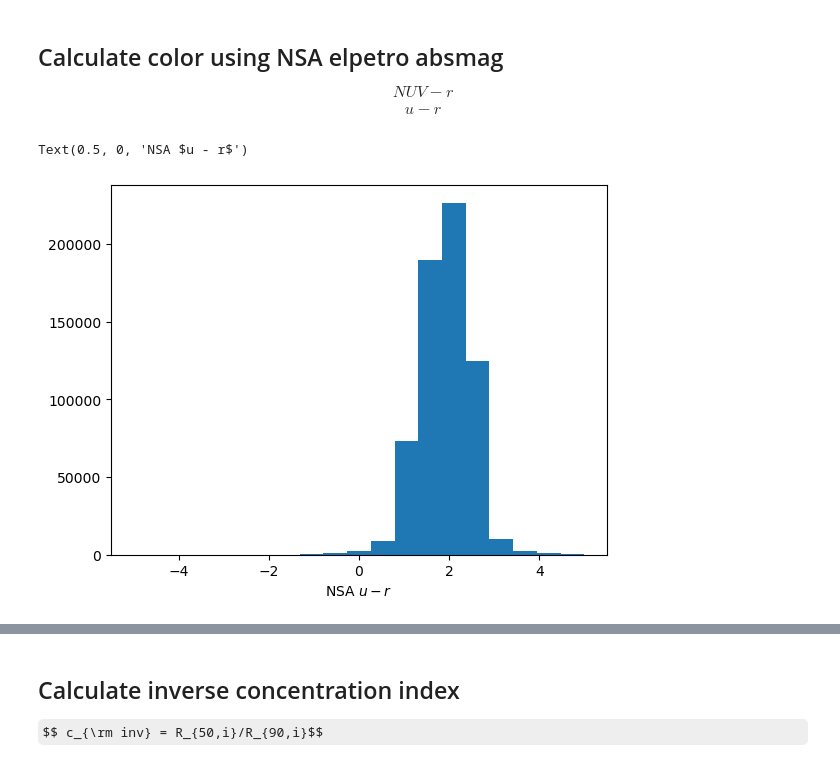
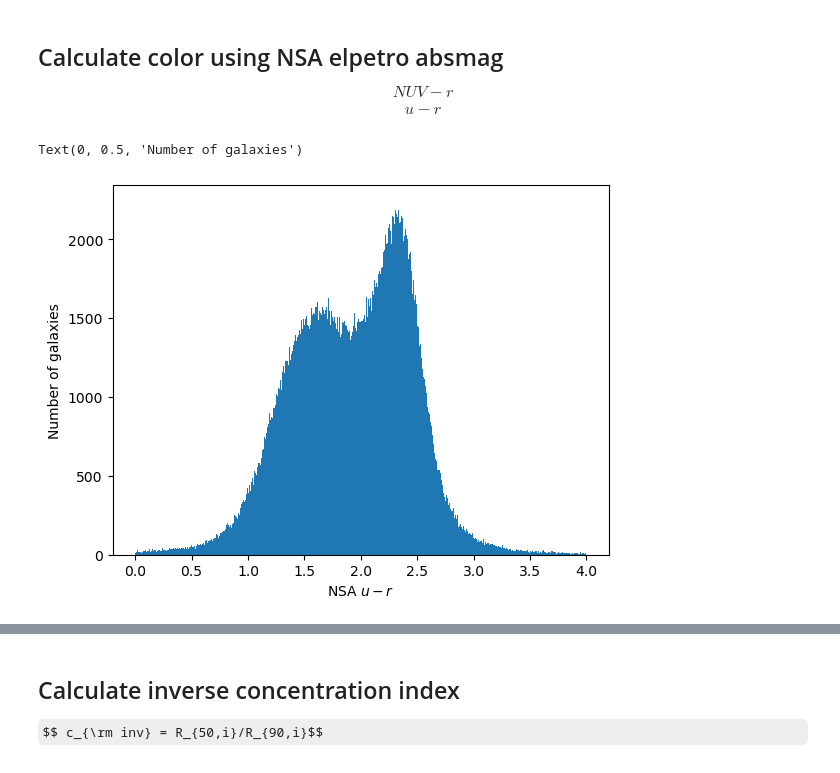
Before and after one commit to DESI-UR/GV_classification, a Jupyter notebook: NSA_properties_v2.ipynb, the cells around one changed output, grey strips where cells are left out. Cells and saved outputs as stored; diff of their text form; code cells hidden in the pictures; some formulas as TeX source.

```diff
--- a/NSA_properties_v2.ipynb
+++ b/NSA_properties_v2.ipynb
@@ -40,10 +29,11 @@ Table length=5
 $$NUV-r$$
 $$ u- r$$
 # %%
-KIAS['u_r'] = KIAS['ELPETRO_ABSMAG'][:,2] - KIAS['ELPETRO_ABSMAG'][:,4]
+NSA['u_r'] = NSA['ELPETRO_ABSMAG'][:,2] -  NSA['ELPETRO_ABSMAG'][:,4]
 # %%
-plt.hist(KIAS['u_r'], bins=np.linspace(-5,5,20))
+plt.hist(NSA['u_r'], bins=np.linspace(0,4,1000))
 plt.xlabel('NSA $u - r$')
+plt.ylabel('Number of galaxies')
 # %% [output]
-Text(0.5, 0, 'NSA $u - r$')
+Text(0, 0.5, 'Number of galaxies')
-[figure, old version]
+[figure, new version]
```
Also changed, not shown: parts of 15 cells of this notebook.
